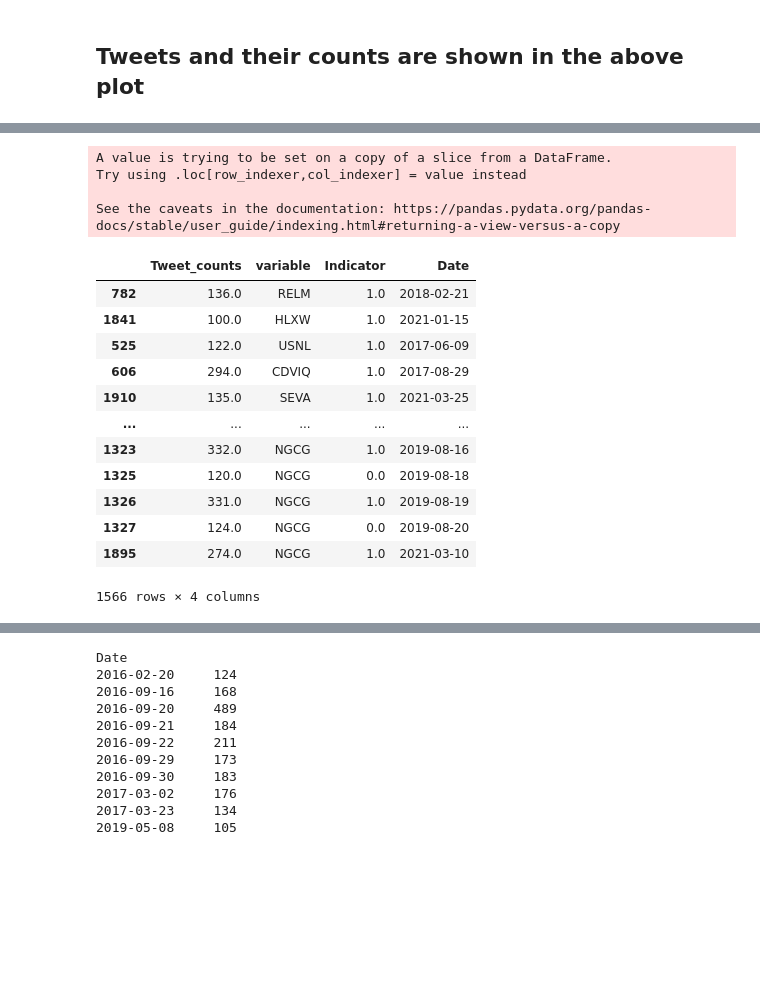
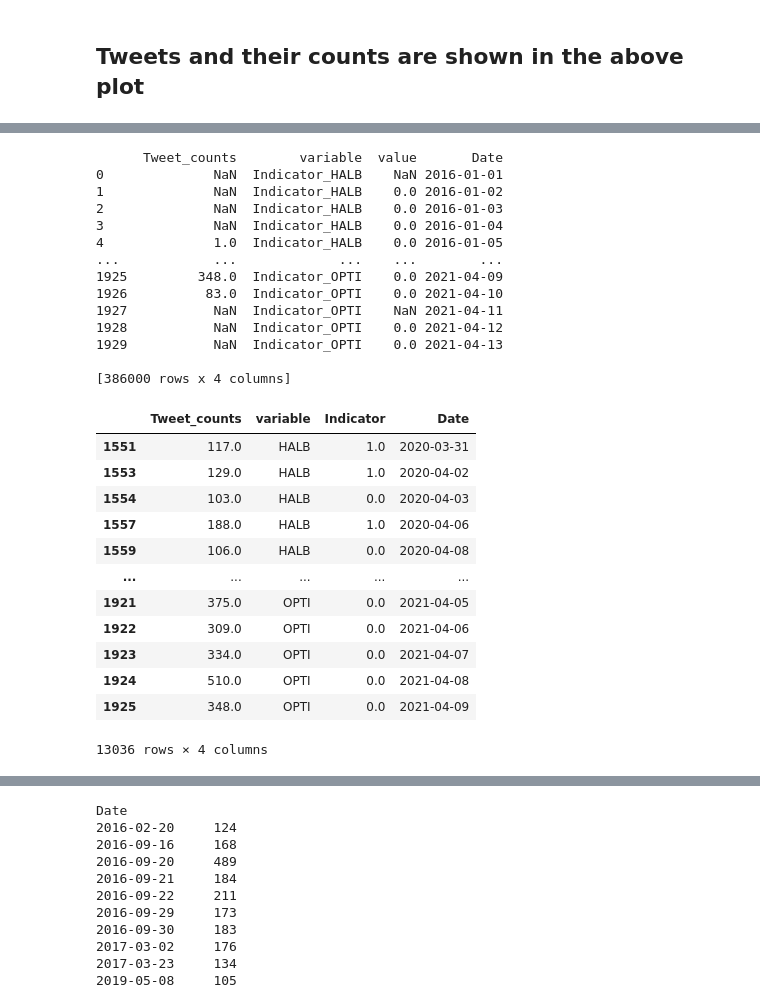
Before and after one commit to abhinavgairola/Anomaly_Detection_OTC_Market, a Jupyter notebook: Read_parquet.ipynb, the cells around one changed output, grey strips where cells are left out. Drawn from its saved outputs; the diff is of its cells as text; code cells hidden in the pictures; blank space fills up the shorter version.

```diff
--- a/Read_parquet.ipynb
+++ b/Read_parquet.ipynb
@@ -349,8 +349,7 @@ fig_1.show()
 # %% [markdown]
 ## Tweets and their counts are shown in the above plot
 # %%
-columns_list_of_stocks = list(bar_plot_data.tail(1000).Ticker.values)
-stocks_to_track = 600
+columns_list_of_stocks = list(bar_plot_data.tail(200).Ticker.values)#df_daily_average.columns)
 # %%
 ## loc doesn't support list with missing values anymore using filter method.
 #df_daily_average['XTRM'].filter(items=time_list_unique).plot(figsize=(20,10))
@@ -395,10 +394,15 @@ def mean_std(Ticker_name,dataframe):
 
 
 ## Loop through the tickers and merge the above computation to the copy of the stock dataframe.
-for idx,tick in enumerate(columns_list_of_stocks[0:stocks_to_track]):
+for idx,tick in enumerate(columns_list_of_stocks[0:200]):
   print(colored(idx,'red'),colored(tick,'green') )
   intermediate = mean_std(tick,df_daily_average)
-
+  #print(test)
 
   df_daily_average_copy = pd.concat([df_daily_average_copy,intermediate],axis=1)#df_daily_average_copy.combine_first(test)
+  #test_4 = pd.concat([df_daily_average,test_3],axis=1).rename(columns={0:'Indicator_XTRM'})
+  #test_4 =pd.concat([test_4,test_5],axis=1).rename(columns={'Tweets':'Tweets_XTRM'})
+
+#df_daily_average=df_daily_average.combine_first(pd.DataFrame({'Date':date,'Ticker_mean':XTRM_mean,'Ticker_std':XTRM_std}).set_index('Date'))
+#df_daily_average
 # %% [output]
@@ -459,7 +463,6 @@ Mean_data
 # %%
 df_tweets.rename(columns={'Dates':'Date'},inplace=True)
 # %%
-
 #(pd.DataFrame({'Date':date,'Ticker_mean':XTRM_mean}).set_index('Date')).plot(marker='o',figsize=(40,10))
 #df_daily_average['Ticker_mean'].plot(marker='*',figsize=(40,10),color='green')
 #df_daily_average['XTRM'].dropna().plot(figsize=(20,10))
@@ -476,11 +479,14 @@ def helper_label(list_,df_):
     tweets = df_tweets[df_tweets['Ticker']==tick].groupby('Date')['Tweets'].count()
     normal_tweet  = ((tweets-tweets.min())/(tweets.max()-tweets.min()))
     #mp.plot(normal_tweet.index,normal_tweet.values,label="Tweet_"+tick)
-    normal_data = ((df_daily_average_copy[tick]-df_daily_average_copy[tick].min())/(df_daily_average_copy[tick].max()-df_daily_average_copy[tick].min())).dropna()
-    ##Concat since I am retaining all the data https://stackoverflow.com/questions/40468069/merge-two-dataframes-by-index
+    normal_data = ((df_daily_average_copy[tick]-df_daily_average_copy[tick].min())/(df_daily_average_copy[tick].max()-df_daily_average_copy[tick].min())).dropna()#.plot()
+    #mp.plot(normal_data.index, normal_data.values,label='Stock_'+tick)
+    #mp.plot(indicator.index,indicator.values,label='label'+'_'+tick)
+    #mp.legend(loc='best')
+    #print("This is indicator {}".format(indicator))
     df_ = pd.concat([df_,indicator],axis=1).rename(columns={0:'Indicator_'+tick})
     df_ = pd.concat([df_,tweets],axis=1).rename(columns={'Tweets':'Tweets_'+tick})
 
   return df_
-temporary_step = helper_label(columns_list_of_stocks[0:stocks_to_track],final_df)
+temporary_step = helper_label(columns_list_of_stocks[0:200],final_df)
 #temporary_step
@@ -487,51 +510,59 @@ temporary_step = helper_label(columns_list_of_stocks[0:stocks_to_track],final_df
 # %%
 
 #pd.concat([t[['Tweets_RGBP','Indicator_RGBP','XTRM']].melt(id_vars='Tweets_RGBP',value_vars=['Indicator_RGBP']),pd.DataFrame(t[['Tweets_RGBP','Indicator_RGBP','XTRM']].index)],axis=1)
 #t.columns[list(t.columns.str.startswith('Tweet'))
 
 def cleaning_up(columns_list_of_stocks, idx,df_):
   """
   Create a clean melted dataframe with id variables Tweets_tickers and value variables as Indicator
   """
 
   df_clean = pd.DataFrame()
   #indexes = []
 
   for tick in columns_list_of_stocks[0:idx]:
     temp = pd.concat([df_[['Tweets_'+tick,'Indicator_'+tick,tick]].melt(id_vars='Tweets_'+tick,value_vars=['Indicator_'+tick]),pd.DataFrame(df_[['Tweets_'+tick,'Indicator_'+tick,tick]].index)],axis=1)
     #temp = pd.concat([temp,pd.DataFrame(df_[tick].values)],axis=1)
     temp.rename(columns={'Tweets_'+tick:'Tweet_counts'},inplace=True)
-    ## Retaining everything so performing an outer join which is concat by default.
     df_clean = pd.concat([df_clean,temp],axis=0)
     #df_clean = pd.concat([df_clean,(df_[tick])],axis=1)
     #print(list(df_[tick].index))
     #indexes = indexes+list(df_[tick].index)
+  print(df_clean)
+  return df_clean.rename(columns={0:'Price'})#,indexes
 
-  return df_clean
-
-all_clean = cleaning_up(columns_list_of_stocks,stocks_to_track,temporary_step)
-
+all_clean = cleaning_up(columns_list_of_stocks,200,temporary_step)
 all_clean.rename(columns={'value':'Indicator'},inplace=True)
 ## Keep the indicators where only more than 100 tweets are there as it was the case above.
 all_clean = all_clean[all_clean['Tweet_counts']>=100]
 all_clean['variable'] = all_clean['variable'].apply(lambda x: x.split('_')[1])
 all_clean
 # %% [output]
-A value is trying to be set on a copy of a slice from a DataFrame.
-Try using .loc[row_indexer,col_indexer] = value instead
+      Tweet_counts        variable  value       Date
+0              NaN  Indicator_HALB    NaN 2016-01-01
+1              NaN  Indicator_HALB    0.0 2016-01-02
+2              NaN  Indicator_HALB    0.0 2016-01-03
+3              NaN  Indicator_HALB    0.0 2016-01-04
+4              1.0  Indicator_HALB    0.0 2016-01-05
+...            ...             ...    ...        ...
+1925         348.0  Indicator_OPTI    0.0 2021-04-09
+1926          83.0  Indicator_OPTI    0.0 2021-04-10
+1927           NaN  Indicator_OPTI    NaN 2021-04-11
+1928           NaN  Indicator_OPTI    0.0 2021-04-12
+1929           NaN  Indicator_OPTI    0.0 2021-04-13
 
-See the caveats in the documentation: https://pandas.pydata.org/pandas-docs/stable/user_guide/indexing.html#returning-a-view-versus-a-copy
+[386000 rows x 4 columns]
 |  | Tweet_counts | variable | Indicator | Date |
-| 782 | 136.0 | RELM | 1.0 | 2018-02-21 |
-| 1841 | 100.0 | HLXW | 1.0 | 2021-01-15 |
-| 525 | 122.0 | USNL | 1.0 | 2017-06-09 |
-| 606 | 294.0 | CDVIQ | 1.0 | 2017-08-29 |
-| 1910 | 135.0 | SEVA | 1.0 | 2021-03-25 |
+| 1551 | 117.0 | HALB | 1.0 | 2020-03-31 |
+| 1553 | 129.0 | HALB | 1.0 | 2020-04-02 |
+| 1554 | 103.0 | HALB | 0.0 | 2020-04-03 |
+| 1557 | 188.0 | HALB | 1.0 | 2020-04-06 |
+| 1559 | 106.0 | HALB | 0.0 | 2020-04-08 |
 | ... | ... | ... | ... | ... |
-| 1323 | 332.0 | NGCG | 1.0 | 2019-08-16 |
-| 1325 | 120.0 | NGCG | 0.0 | 2019-08-18 |
-| 1326 | 331.0 | NGCG | 1.0 | 2019-08-19 |
-| 1327 | 124.0 | NGCG | 0.0 | 2019-08-20 |
-| 1895 | 274.0 | NGCG | 1.0 | 2021-03-10 |
+| 1921 | 375.0 | OPTI | 0.0 | 2021-04-05 |
+| 1922 | 309.0 | OPTI | 0.0 | 2021-04-06 |
+| 1923 | 334.0 | OPTI | 0.0 | 2021-04-07 |
+| 1924 | 510.0 | OPTI | 0.0 | 2021-04-08 |
+| 1925 | 348.0 | OPTI | 0.0 | 2021-04-09 |
-1566 rows × 4 columns
+13036 rows × 4 columns
 # %%
```
Also changed, not shown: parts of 25 cells of this notebook.
